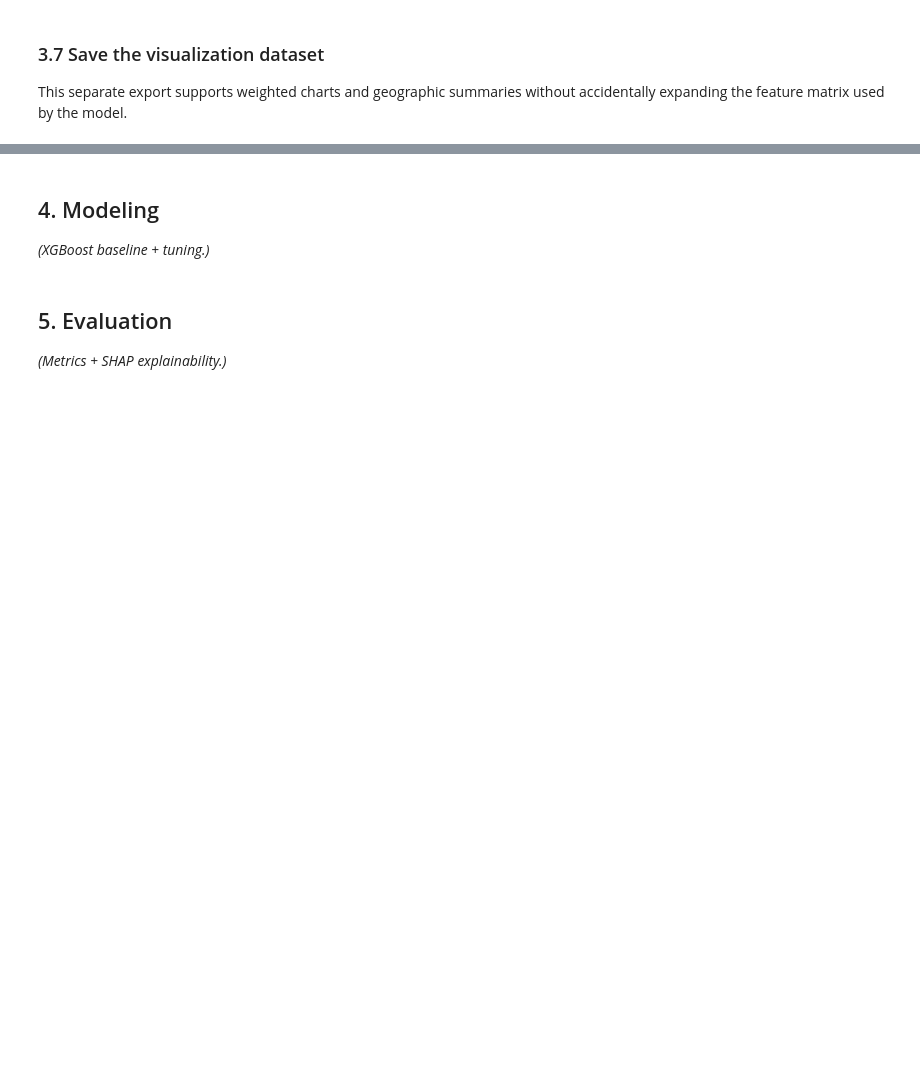
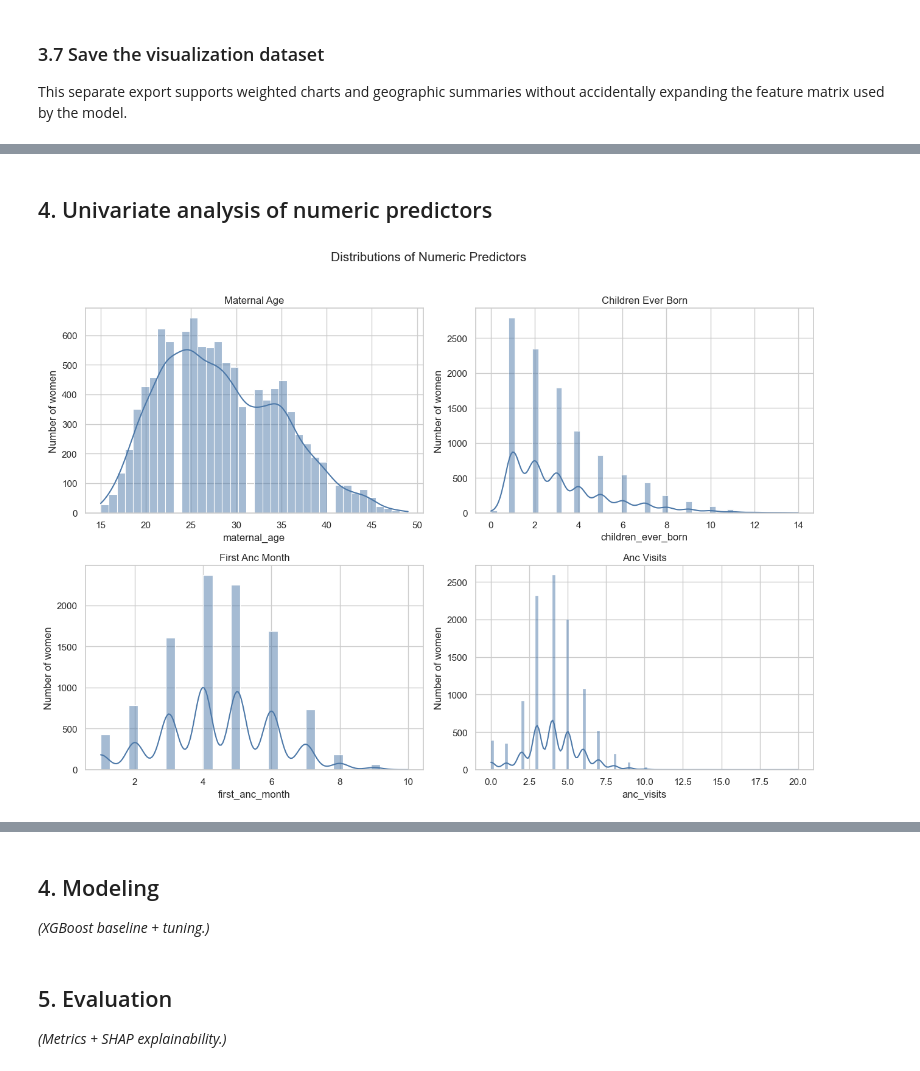
Before and after one commit to dr-baridiminer/Maternal_Health_PNC_Risk_Stratification_Capstone, a Jupyter notebook: notebooks/00_full_project.ipynb, the cells around one changed output, grey strips where cells are left out. Saved outputs shown, nothing was run; the diff lists cells and outputs as text; code cells hidden in the pictures; blank space fills up the shorter version.

```diff
--- a/notebooks/00_full_project.ipynb
+++ b/notebooks/00_full_project.ipynb
@@ -748,0 +859,30 @@ The next modelling notebook should split this data into training and test sets *
+# %%
+# understand the data types of the columns
+print("Data types of the columns:")
+numeric_columns = [
+    "maternal_age",
+    "children_ever_born",
+    "first_anc_month",
+    "anc_visits",
+]
+
+categorical_columns = [
+    "pregnancy_outcome",
+    "county_name",
+    "residence",
+    "education_level",
+    "wealth_quintile",
+    "marital_status",
+    "currently_working",
+    "pregnancy_intention",
+    "delivery_place",
+    "caesarean_delivery",
+]
+
+analysis_only_columns = ["cluster_id", "sample_weight", "county_code"]
+
+print("Numeric predictors:", numeric_columns)
+print("Categorical predictors:", categorical_columns)
+print("Analysis-only columns:", analysis_only_columns)
+
+display(df[numeric_columns].describe().T)
@@ -748,0 +918,16 @@ The next modelling notebook should split this data into training and test sets *
+# %% [markdown]
+## 4. Univariate analysis of numeric predictors
+# %%
+#numeric predictors distribution plots
+fig, axes = plt.subplots(2, 2, figsize=(13, 9))
+
+for column, axis in zip(numeric_columns, axes.flatten()):
+    sns.histplot(data=df, x=column, bins="auto", kde=True, ax=axis, color="#4C78A8")
+    axis.set_title(column.replace("_", " ").title())
+    axis.set_ylabel("Number of women")
+
+plt.suptitle("Distributions of Numeric Predictors", fontsize=15, y=1.02)
+plt.tight_layout()
+plt.show()
+# %% [output]
+[figure, added]
```
Also changed, not shown: parts of 50 cells of this notebook.
